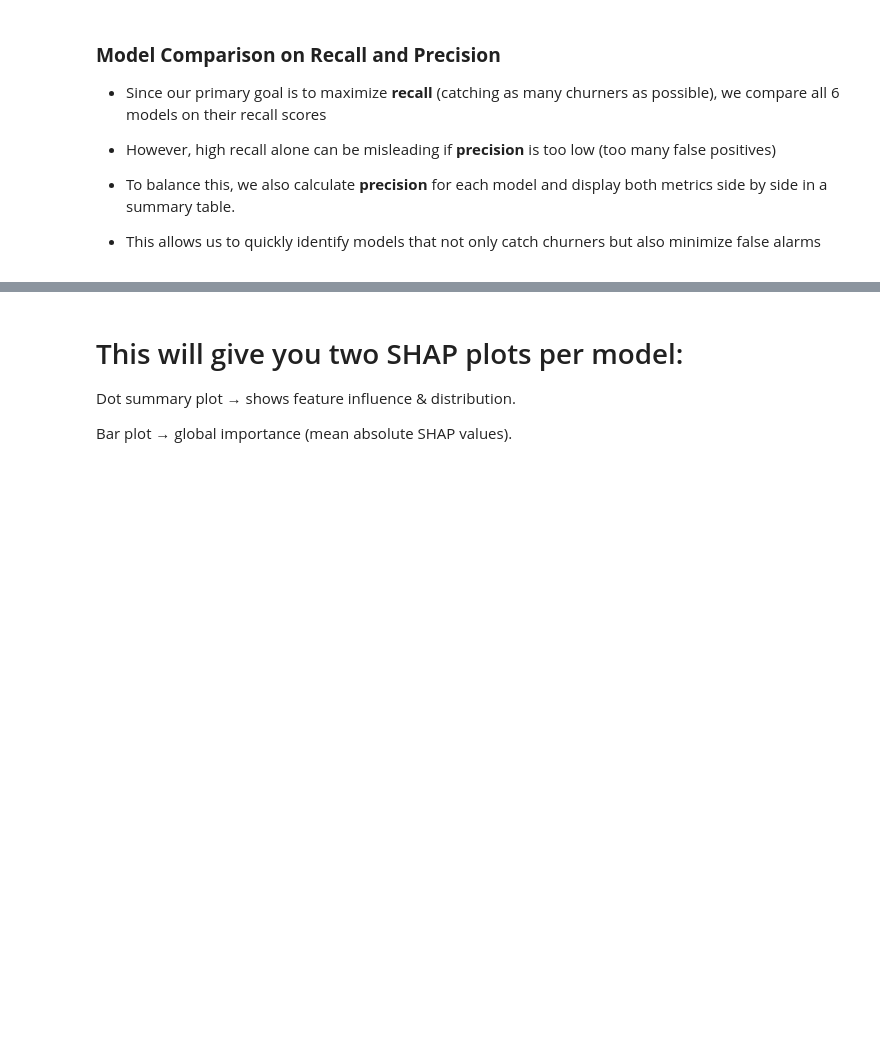
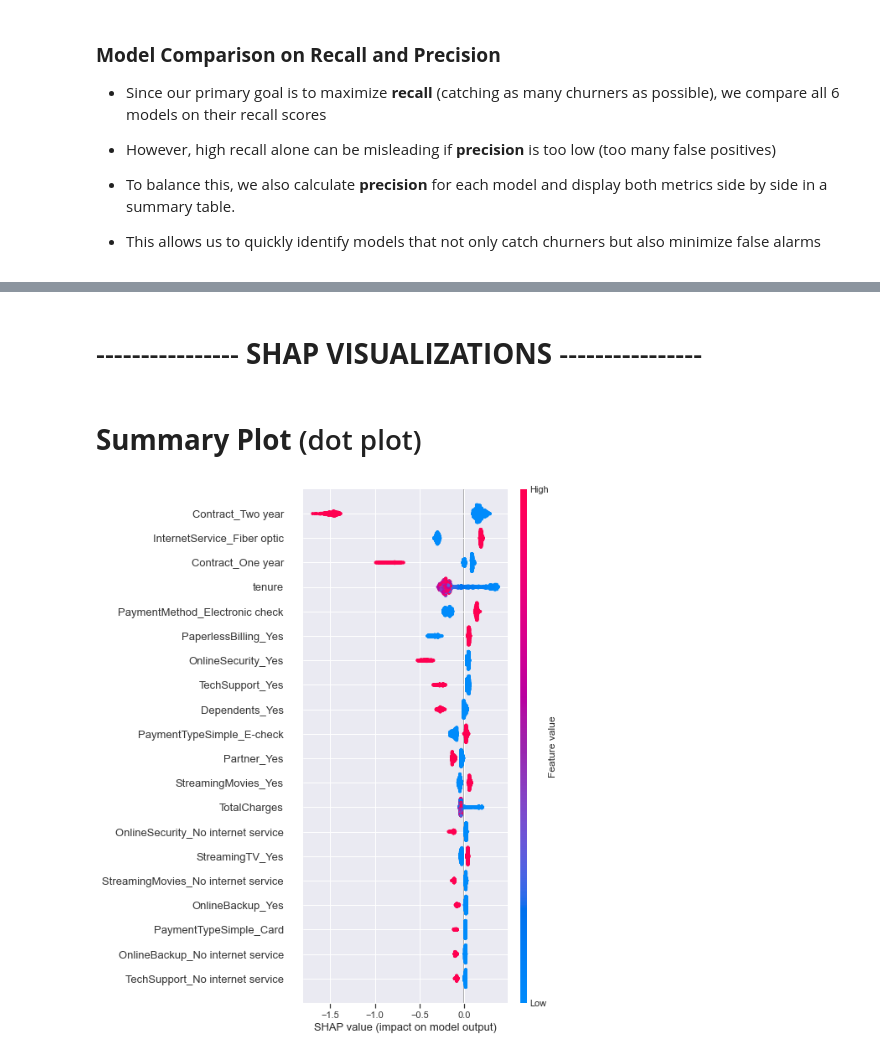
Before and after one commit to Harriet-ngomo/FUTURE_ML_02, a Jupyter notebook: index.ipynb, the cells around one changed output, grey strips where cells are left out. Drawn from its saved outputs; the diff is of its cells as text; code cells hidden in the pictures; blank space fills up the shorter version.

```diff
--- a/index.ipynb
+++ b/index.ipynb
@@ -1653,6 +1749,29 @@ KeyError: 'classifier'
-# %% [markdown]
-# This will give you two SHAP plots per model:
-
-Dot summary plot → shows feature influence & distribution.
-
-Bar plot → global importance (mean absolute SHAP values).
+# %%
+import shap
+import matplotlib.pyplot as plt
+
+# 1. Get best fitted pipeline and model
+best_pipeline = catboost_search.best_estimator_
+cat_model = best_pipeline.named_steps['catboost']
+
+# 2. Transform X_test with preprocessing (skip SMOTE since it's only for training)
+preprocessor = best_pipeline.named_steps['preprocessor']
+X_test_transformed = preprocessor.transform(X_test)
+
+# 3. Get feature names from the preprocessor (cleaned)
+raw_feature_names = preprocessor.get_feature_names_out()
+feature_names = [name.split("__")[-1] for name in raw_feature_names]
+
+# 4. Initialize SHAP TreeExplainer for CatBoost
+explainer = shap.TreeExplainer(cat_model)
+
+# 5. Compute SHAP values on transformed test set
+shap_values = explainer.shap_values(X_test_transformed)
+# %% [markdown]
+# ---------------- **SHAP VISUALIZATIONS** ---------------- #
+# %% [markdown]
+# **Summary Plot** (dot plot)
+# %%
+shap.summary_plot(shap_values, X_test_transformed, feature_names=feature_names)
+# %% [output]
+[figure, added]
```
Also changed, not shown: parts of 29 cells of this notebook, 4 other files.
